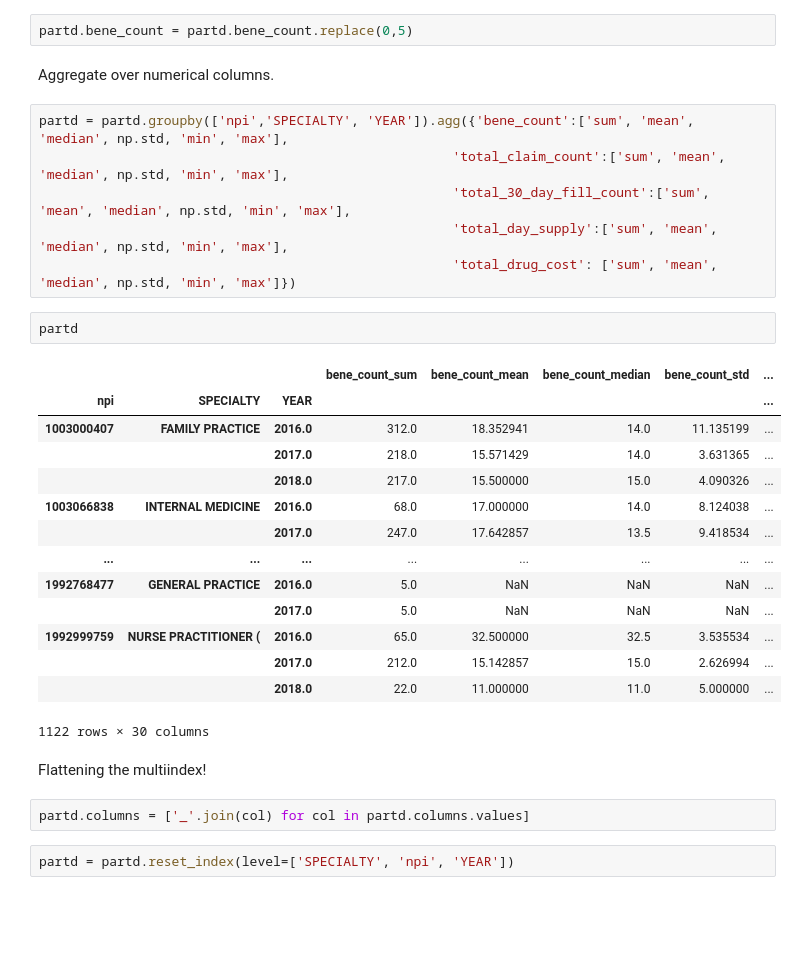
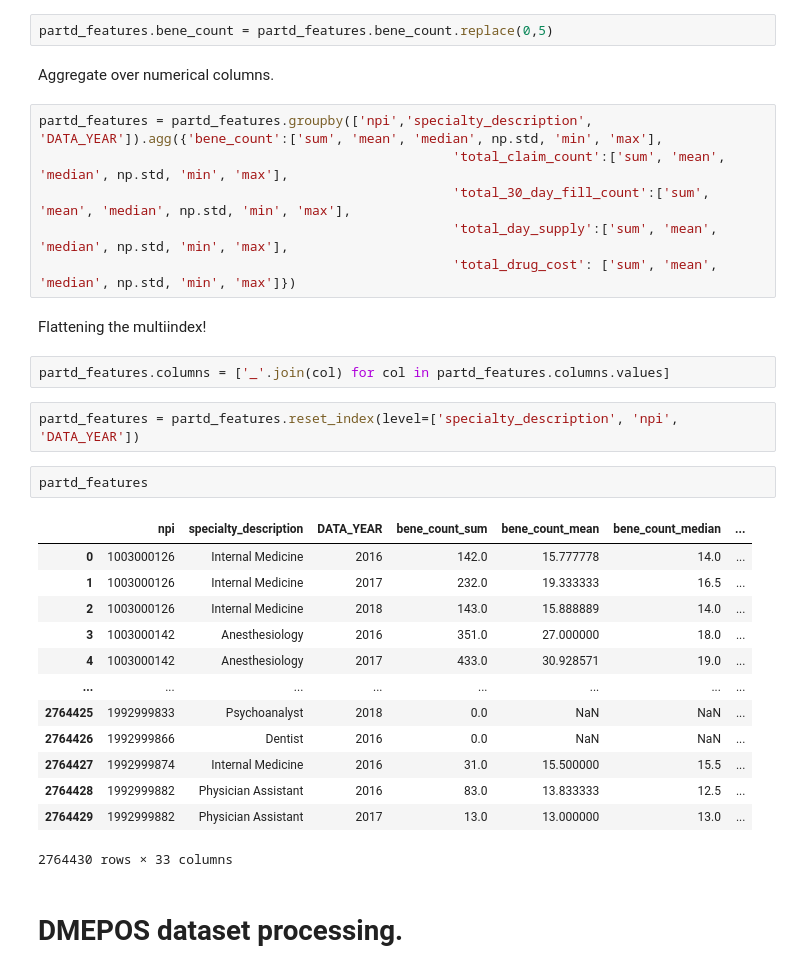
Before and after one commit to brenfrrs/medicare_fraud, a Jupyter notebook: data_processing.ipynb, the cells around one changed output. Saved outputs shown, nothing was run; the diff lists cells and outputs as text; blank space fills up the shorter version.

```diff
--- a/data_processing.ipynb
+++ b/data_processing.ipynb
@@ -255,35 +229,36 @@ Name: 500, dtype: object
 # %% [markdown]
 Beneficiary counts were supressed to 0 if they were below 11, so we replace 0's with 5's as per CMS documentation.
 # %%
-partd.bene_count = partd.bene_count.replace(0,5)
+partd_features.bene_count = partd_features.bene_count.replace(0,5)
 # %% [markdown]
 Aggregate over numerical columns.
 # %%
-partd = partd.groupby(['npi','SPECIALTY', 'YEAR']).agg({'bene_count':['sum', 'mean', 'median', np.std, 'min', 'max'],
+partd_features = partd_features.groupby(['npi','specialty_description', 'DATA_YEAR']).agg({'bene_count':['sum', 'mean', 'median', np.std, 'min', 'max'],
                                                      'total_claim_count':['sum', 'mean', 'median', np.std, 'min', 'max'],
                                                      'total_30_day_fill_count':['sum', 'mean', 'median', np.std, 'min', 'max'],
                                                      'total_day_supply':['sum', 'mean', 'median', np.std, 'min', 'max'],
                                                      'total_drug_cost': ['sum', 'mean', 'median', np.std, 'min', 'max']})
-# %%
-partd
-# %% [output]
-|  |  |  | bene_count_sum | bene_count_mean | bene_count_median | bene_count_std | ... |
-| npi | SPECIALTY | YEAR |  |  |  |  | ... |
-| 1003000407 | FAMILY PRACTICE | 2016.0 | 312.0 | 18.352941 | 14.0 | 11.135199 | ... |
-|  |  | 2017.0 | 218.0 | 15.571429 | 14.0 | 3.631365 | ... |
-|  |  | 2018.0 | 217.0 | 15.500000 | 15.0 | 4.090326 | ... |
-| 1003066838 | INTERNAL MEDICINE | 2016.0 | 68.0 | 17.000000 | 14.0 | 8.124038 | ... |
-|  |  | 2017.0 | 247.0 | 17.642857 | 13.5 | 9.418534 | ... |
-| ... | ... | ... | ... | ... | ... | ... | ... |
-| 1992768477 | GENERAL PRACTICE | 2016.0 | 5.0 | NaN | NaN | NaN | ... |
-|  |  | 2017.0 | 5.0 | NaN | NaN | NaN | ... |
-| 1992999759 | NURSE PRACTITIONER ( | 2016.0 | 65.0 | 32.500000 | 32.5 | 3.535534 | ... |
-|  |  | 2017.0 | 212.0 | 15.142857 | 15.0 | 2.626994 | ... |
-|  |  | 2018.0 | 22.0 | 11.000000 | 11.0 | 5.000000 | ... |
-1122 rows × 30 columns
 # %% [markdown]
 Flattening the multiindex!
 # %%
-partd.columns = ['_'.join(col) for col in partd.columns.values]
+partd_features.columns = ['_'.join(col) for col in partd_features.columns.values]
-# %%
-partd = partd.reset_index(level=['SPECIALTY', 'npi', 'YEAR'])
+# %%
+partd_features = partd_features.reset_index(level=['specialty_description', 'npi', 'DATA_YEAR'])
+# %%
+partd_features
+# %% [output]
+|  | npi | specialty_description | DATA_YEAR | bene_count_sum | bene_count_mean | bene_count_median | ... |
+| 0 | 1003000126 | Internal Medicine | 2016 | 142.0 | 15.777778 | 14.0 | ... |
+| 1 | 1003000126 | Internal Medicine | 2017 | 232.0 | 19.333333 | 16.5 | ... |
+| 2 | 1003000126 | Internal Medicine | 2018 | 143.0 | 15.888889 | 14.0 | ... |
+| 3 | 1003000142 | Anesthesiology | 2016 | 351.0 | 27.000000 | 18.0 | ... |
+| 4 | 1003000142 | Anesthesiology | 2017 | 433.0 | 30.928571 | 19.0 | ... |
+| ... | ... | ... | ... | ... | ... | ... | ... |
+| 2764425 | 1992999833 | Psychoanalyst | 2018 | 0.0 | NaN | NaN | ... |
+| 2764426 | 1992999866 | Dentist | 2016 | 0.0 | NaN | NaN | ... |
+| 2764427 | 1992999874 | Internal Medicine | 2016 | 31.0 | 15.500000 | 15.5 | ... |
+| 2764428 | 1992999882 | Physician Assistant | 2016 | 83.0 | 13.833333 | 12.5 | ... |
+| 2764429 | 1992999882 | Physician Assistant | 2017 | 13.0 | 13.000000 | 13.0 | ... |
+2764430 rows × 33 columns
+# %% [markdown]
+# DMEPOS dataset processing.
```
Also changed, not shown: parts of 64 cells of this notebook.
